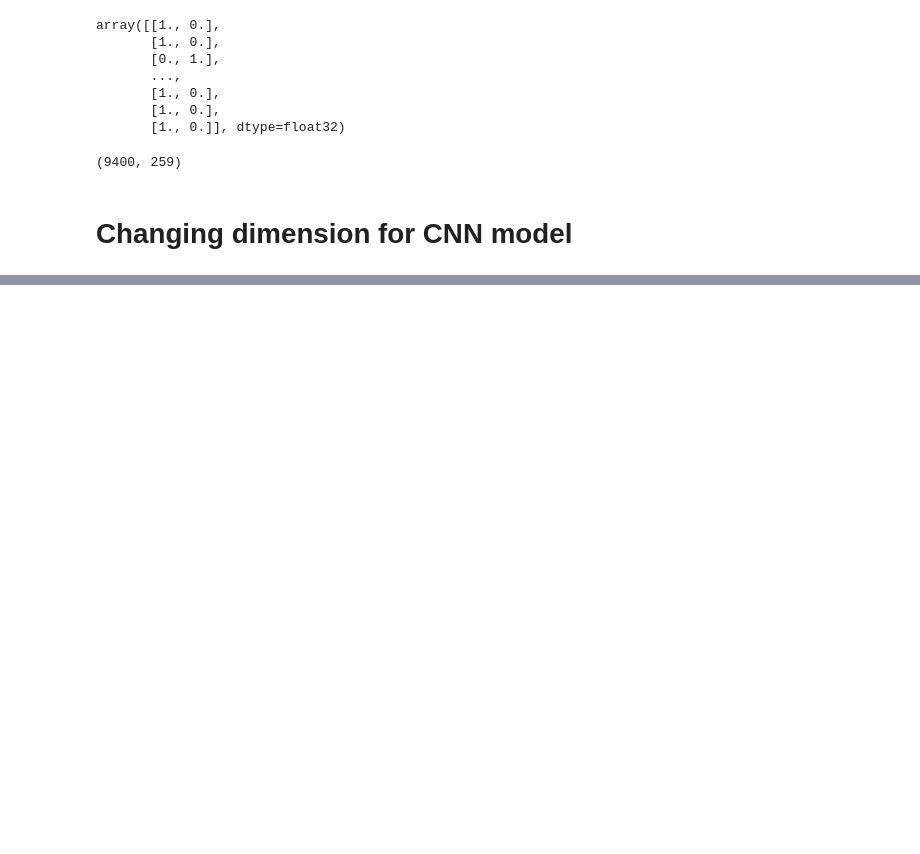
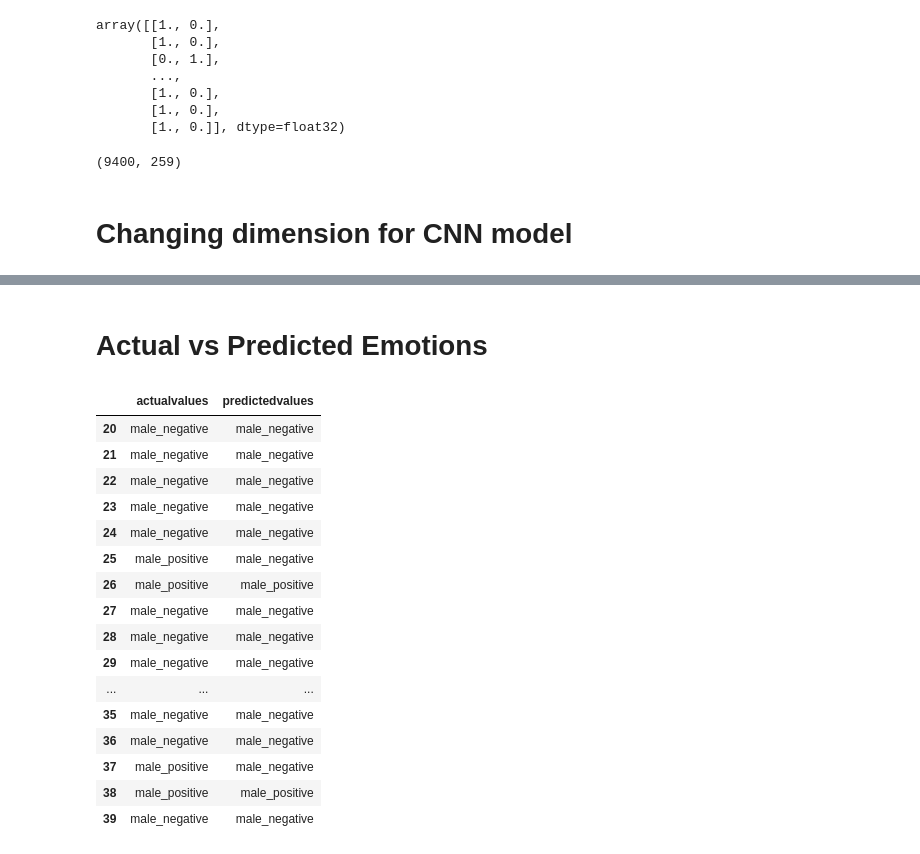
Before and after one commit to Subh1m/Emotion-Recognition, a Jupyter notebook: code/Speech.ipynb, the cells around one changed output, grey strips where cells are left out. Cells and saved outputs as stored; diff of their text form; code cells hidden in the pictures; blank space fills up the shorter version.

```diff
--- a/code/Speech.ipynb
+++ b/code/Speech.ipynb
@@ -873,0 +935,3 @@ plt.show()
+# %%
+preddf = pd.DataFrame({'predictedvalues': predictions})
+preddf[:10]
@@ -873,0 +950,4 @@ plt.show()
+# %%
+actual=test_valid_lb.argmax(axis=1)
+abc123 = actual.astype(int).flatten()
+actualvalues = (lb.inverse_transform((abc123)))
@@ -873,0 +973,22 @@ plt.show()
+# %% [markdown]
+# Actual vs Predicted Emotions
+# %%
+finaldf[20:40]
+# %% [output]
+|  | actualvalues | predictedvalues |
+| 20 | male_negative | male_negative |
+| 21 | male_negative | male_negative |
+| 22 | male_negative | male_negative |
+| 23 | male_negative | male_negative |
+| 24 | male_negative | male_negative |
+| 25 | male_positive | male_negative |
+| 26 | male_positive | male_positive |
+| 27 | male_negative | male_negative |
+| 28 | male_negative | male_negative |
+| 29 | male_negative | male_negative |
+| ... | ... | ... |
+| 35 | male_negative | male_negative |
+| 36 | male_negative | male_negative |
+| 37 | male_positive | male_negative |
+| 38 | male_positive | male_positive |
+| 39 | male_negative | male_negative |
```
Also changed, not shown: parts of 36 cells of this notebook.
